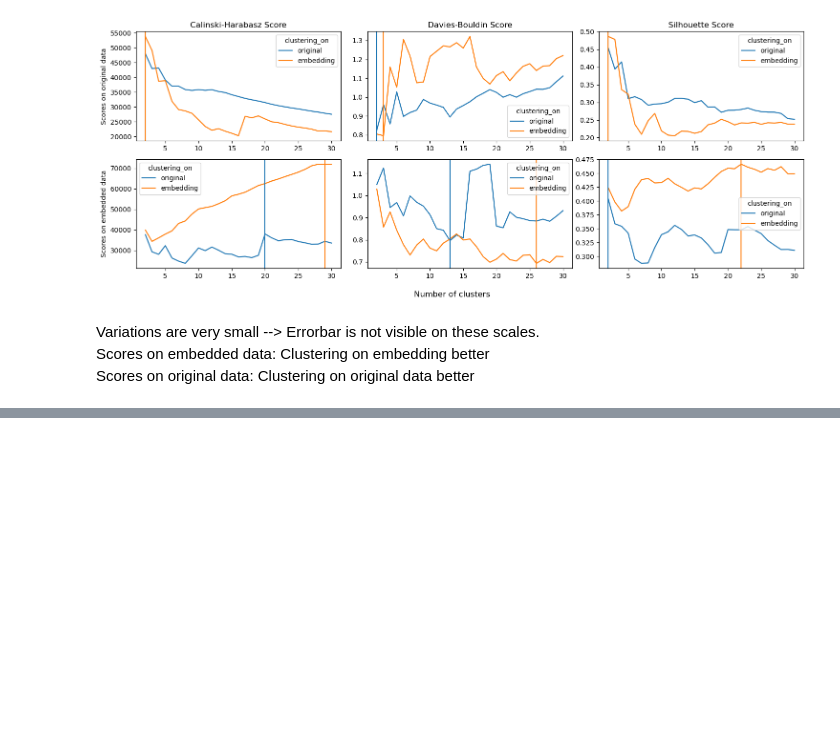
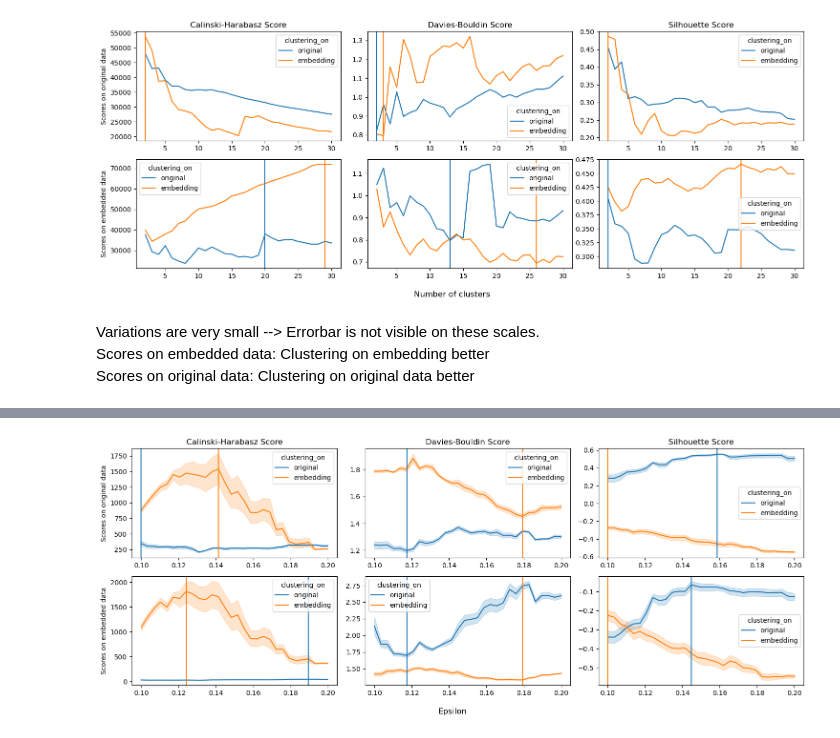
Before and after one commit to y-jenniges/ocean_cluster_validation, a Jupyter notebook: score_visualization.ipynb, the cells around one changed output, grey strips where cells are left out. Drawn from its saved outputs; the diff is of its cells as text; code cells hidden in the pictures; blank space fills up the shorter version.

```diff
--- a/score_visualization.ipynb
+++ b/score_visualization.ipynb
@@ -180,4 +192,6 @@ Scores on original data: Clustering on original data better
 # %%
-plot_score_matrix(df_dbscan, x="n_clusters")
-plt.savefig("output/dbscan/score_matrix.png")
+plot_score_matrix(df_dbscan, x="eps")
+plt.savefig("output/dbscan/score_matrix_eps.png")
 plt.show()
+# %% [output]
+[figure, added]
```
Also changed, not shown: parts of 9 cells of this notebook, 2 other files.
